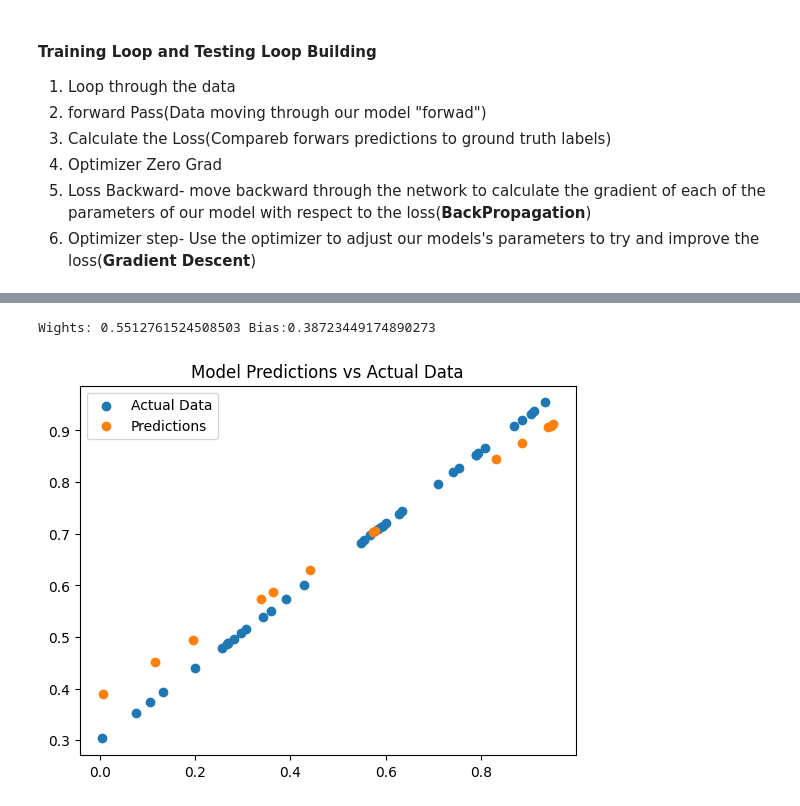
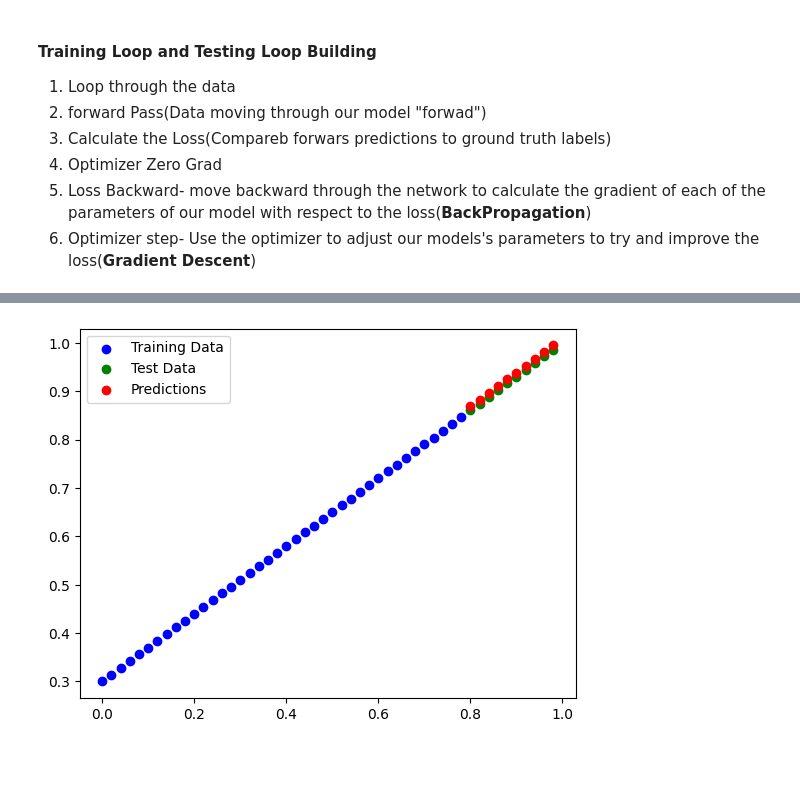
Before and after one commit to Alokiitdh/PyTorch, a Jupyter notebook: 01PyTorch_Workflow.ipynb, the cells around one changed output, grey strips where cells are left out. Saved outputs shown, nothing was run; the diff lists cells and outputs as text; code cells hidden in the pictures; blank space fills up the shorter version.

```diff
--- a/01PyTorch_Workflow.ipynb
+++ b/01PyTorch_Workflow.ipynb
@@ -268,7 +262,7 @@ tensor(0.5597)
 6. Optimizer step- Use the optimizer to adjust our models's parameters to try and improve the loss(**Gradient Descent**)
 # %%
 # An Epoch is One loop through the Data
-epochs = 1
+epochs = 100
 
 # 1. Loop through the data
 
@@ -294,4 +288,12 @@ for epoch in range(epochs):
   optimizer.step()
 
 
-  #model_0.eval() # Turns off gradient tracking
+#### Testing
+  model_0.eval()
+  with torch.inference_mode():
+    test_pred = model_0(x_test)
+    test_loss = Loss(test_pred, y_test)
+
+  if epoch % 10 == 0:
+    print(f'Epoch: {epoch} | Loss: {loss} | Test Loss: {test_loss}')
+    print(f'Weight: {model_0.weights.item()},  Bias: {model_0.bias.item()}')
@@ -348,2 +320,0 @@ tensor([[0.3904],
-# %%
-X_train, X_test, y_train, y_test = train_test_split(data, target, random_state=42)
@@ -390,16 +321,8 @@ print(f' Loss: {loss}')
-# %%
-print(f'Wights: {model.weights.item()} Bias:{model.bias.item()}')
-# %% [output]
-Wights: 0.5512761524508503 Bias:0.38723449174890273
-# %%
-model.eval()
-with torch.no_grad():
-  y_preds_test = model(X_test)
-
-plt.scatter(X_train, y_train, label="Actual Data")
-plt.scatter(X_test, y_preds_test, label="Predictions")
-plt.legend()
-plt.title("Model Predictions vs Actual Data")
-plt.show()
-# %% [output]
-[figure, removed]
+# %%
+plt.scatter(x_train, y_train, c='b', label='Training Data')
+plt.scatter(x_test, y_test, c='g', label='Test Data')
+plt.scatter(x_test, test_pred, c='r', label='Predictions')
+plt.legend()
+plt.show()
+# %% [output]
+[figure, added]
```
Also changed, not shown: parts of 16 cells of this notebook.
